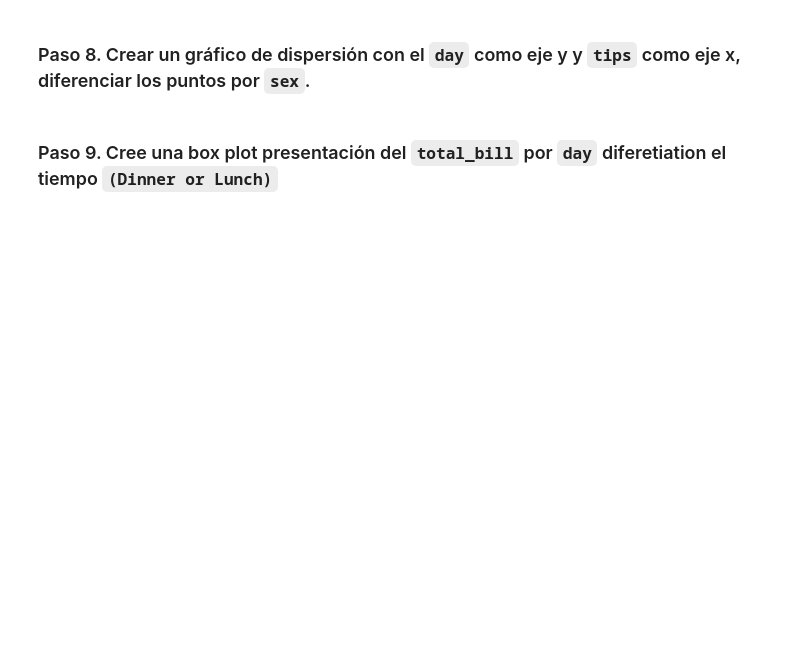
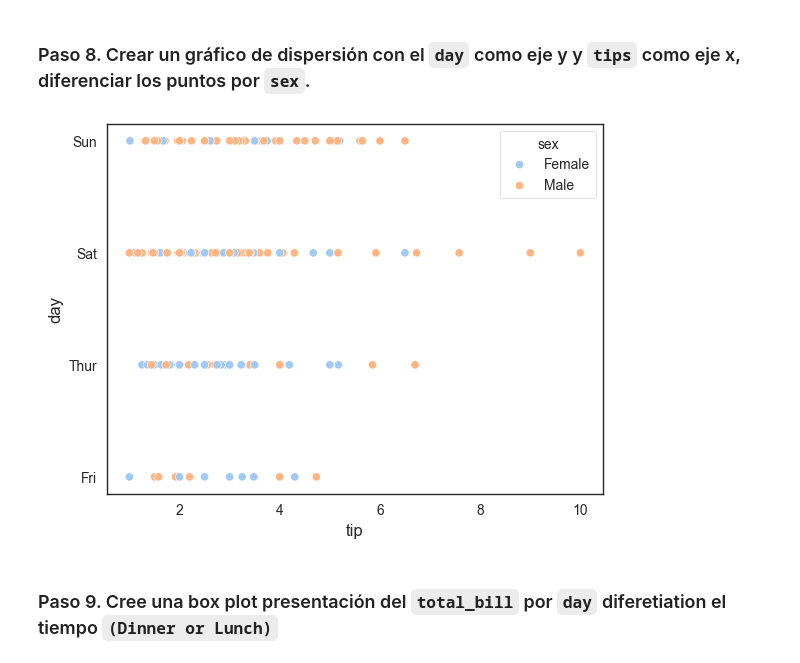
Before and after one commit to IsabelRomoBru/DS102024, a Jupyter notebook: 2-DataAnalysis/5-Visualizacion/Practica/Tips/Tips_viz.ipynb, the cells around one changed output. Cells and saved outputs as stored; diff of their text form; code cells hidden in the pictures; blank space fills up the shorter version.

```diff
--- a/2-DataAnalysis/5-Visualizacion/Practica/Tips/Tips_viz.ipynb
+++ b/2-DataAnalysis/5-Visualizacion/Practica/Tips/Tips_viz.ipynb
@@ -92,4 +66,10 @@ Passing `palette` without assigning `hue` is deprecated and will be removed in v
 # %% [markdown]
 ### Paso 8. Crear un gráfico de dispersión con el ``day`` como eje y y ``tips`` como eje x, diferenciar los puntos por ``sex``.
+# %%
+sns.scatterplot(data=tips, x='tip', y='day', hue='sex',palette='pastel')
+
+plt.show();
+# %% [output]
+[figure, added]
 # %% [markdown]
 ### Paso 9.  Cree una box plot presentación del ``total_bill`` por ``day`` diferetiation el tiempo ``(Dinner or Lunch)``
```
Also changed, not shown: parts of 7 cells of this notebook, 14 other files.
